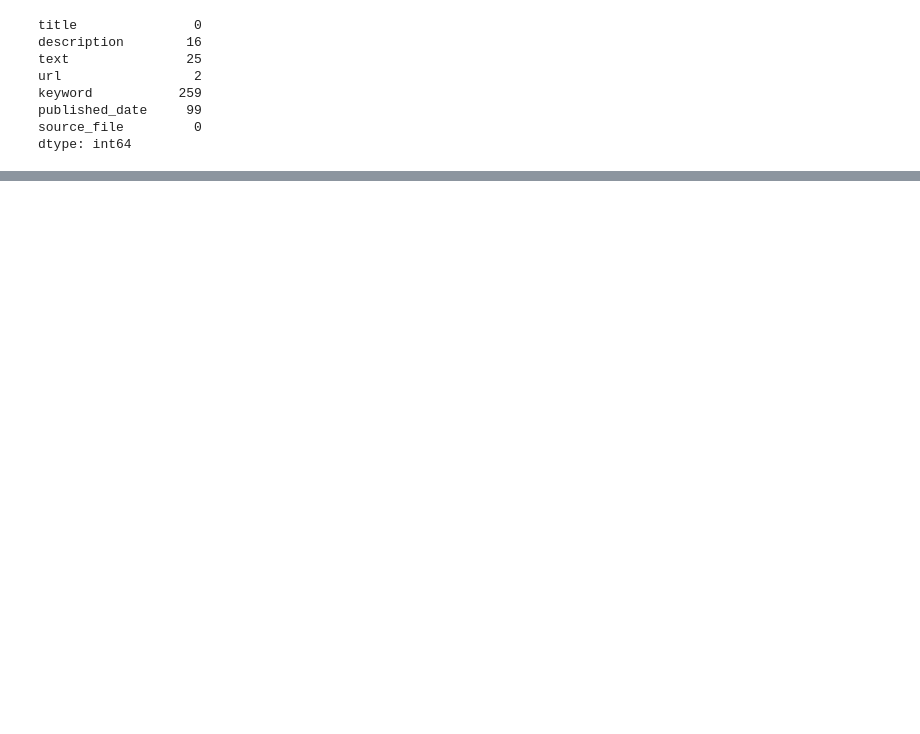
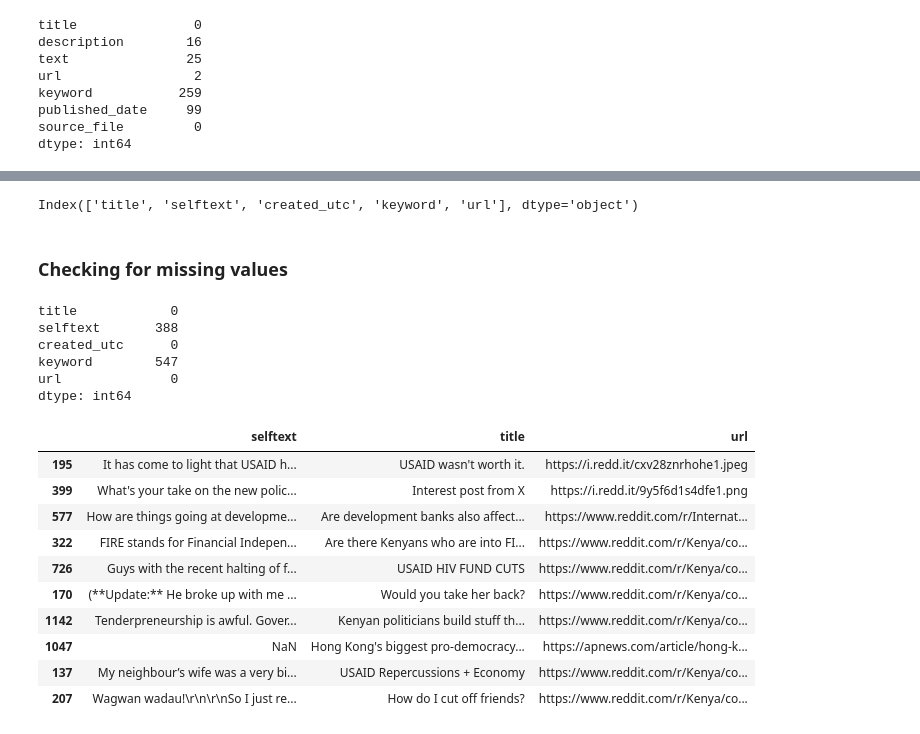
Before and after one commit to L-N-E0/USAID-Kenya-Sentiment-Analysis, a Jupyter notebook: notebooks/Cess.ipynb, the cells around one changed output, grey strips where cells are left out. Saved outputs shown, nothing was run; the diff lists cells and outputs as text; code cells hidden in the pictures; blank space fills up the shorter version.

```diff
--- a/notebooks/Cess.ipynb
+++ b/notebooks/Cess.ipynb
@@ -339,0 +356,3 @@ FINAL REDDIT DATA TO BE USED ~ mbego_all_reddit_merged
+# %%
+reddit_df.drop(columns=['subreddit', 'author','created_date','score','num_comments','search_term','date_posted','upvotes','comments','permalink'], inplace=True)
+reddit_df.head()
@@ -339,0 +366,29 @@ FINAL REDDIT DATA TO BE USED ~ mbego_all_reddit_merged
+# %%
+reddit_df.columns
+# %% [output]
+Index(['title', 'selftext', 'created_utc', 'keyword', 'url'], dtype='object')
+# %% [markdown]
+### Checking for missing values
+# %%
+reddit_df.isna().sum()
+# %% [output]
+title            0
+selftext       388
+created_utc      0
+keyword        547
+url              0
+dtype: int64
+# %%
+reddit_df[['selftext', 'title','url']].sample(10)
+# %% [output]
+|  | selftext | title | url |
+| 195 | It has come to light that USAID h... | USAID wasn't worth it. | https://i.redd.it/cxv28znrhohe1.jpeg |
+| 399 | What's your take on the new polic... | Interest post from X | https://i.redd.it/9y5f6d1s4dfe1.png |
+| 577 | How are things going at developme... | Are development banks also affect... | https://www.reddit.com/r/Internat... |
+| 322 | FIRE stands for Financial Indepen... | Are there Kenyans who are into FI... | https://www.reddit.com/r/Kenya/co... |
+| 726 | Guys with the recent halting of f... | USAID HIV FUND CUTS | https://www.reddit.com/r/Kenya/co... |
+| 170 | (**Update:** He broke up with me ... | Would you take her back? | https://www.reddit.com/r/Kenya/co... |
+| 1142 | Tenderpreneurship is awful. Gover... | Kenyan politicians build stuff th... | https://www.reddit.com/r/Kenya/co... |
+| 1047 | NaN | Hong Kong's biggest pro-democracy... | https://apnews.com/article/hong-k... |
+| 137 | My neighbour’s wife was a very bi... | USAID Repercussions + Economy | https://www.reddit.com/r/Kenya/co... |
+| 207 | Wagwan wadau!\r\n\r\nSo I just re... | How do I cut off friends? | https://www.reddit.com/r/Kenya/co... |
```
Also changed, not shown: parts of 57 cells of this notebook, 1 other file.
